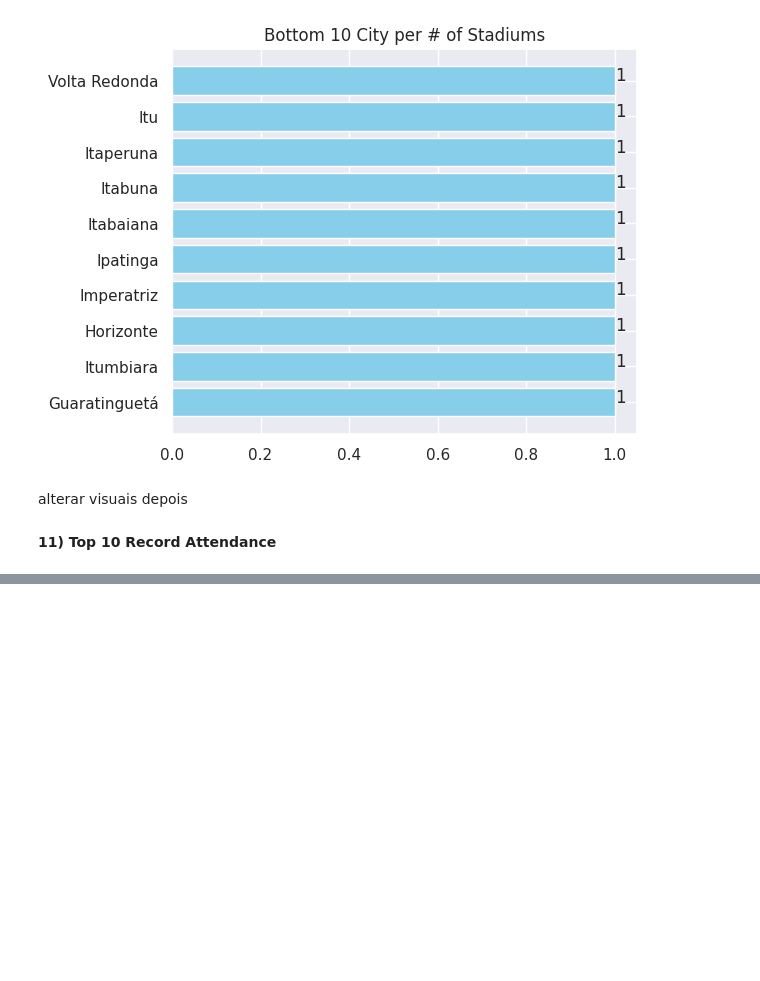
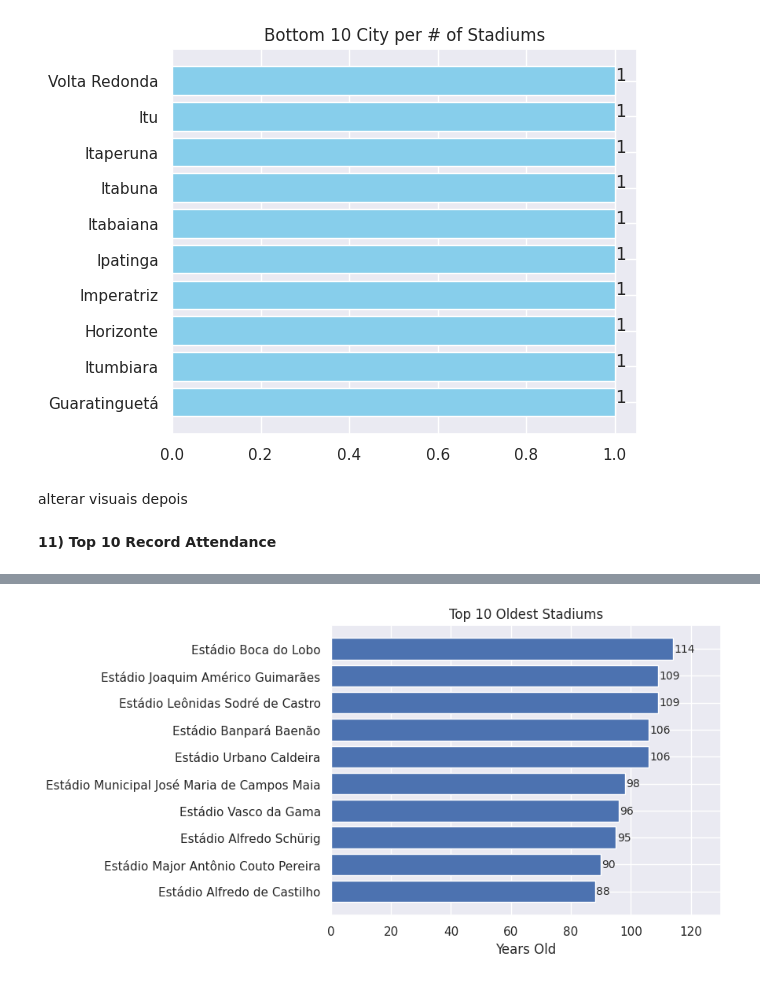
Before and after one commit to PatrickLeal/brazilian-football-stadiums-Data-Transform-Clean-Viz, a Jupyter notebook: brazilian-stadiums-analysis-viz.ipynb, the cells around one changed output, grey strips where cells are left out. Cells and saved outputs as stored; diff of their text form; code cells hidden in the pictures; blank space fills up the shorter version.

Commit message:
Responding to questions about dates

```diff
--- a/brazilian-stadiums-analysis-viz.ipynb
+++ b/brazilian-stadiums-analysis-viz.ipynb
@@ -247,7 +247,8 @@ stadium_details.head()
 | 3 | Arena Castelão Estádio Governador... | Estádio Governador Plácido Castelo | Castelão, Gigante da Boa Vista, A... | 1973-11-11 | 118496 | 1980-08-27 | ... |
 | 4 | Mineirão Estádio Governador Magal... | Estádio Governador Magalhães Pinto | Mineirão Gigante da Pampulha | 1965-05-09 | 132834 | 1997-06-22 | ... |
 # %%
-stadium_details['Match_with_the_highest_attendance'] = stadium_details['Match_with_the_highest_attendance'].str.replace('X', ' x ').str.replace('–', ' x ')
+stadium_details['Match_with_the_highest_attendance'] = stadium_details['Match_with_the_highest_attendance']\
+                                                            .str.replace('X', ' x ').str.replace('–', ' x ')
 # %%
 stadium_details[['official_name', 'record_date', 'Match_with_the_highest_attendance', 'record_attendance']]\
                 .sort_values(by='record_attendance', ascending=False).head(10)\
@@ -266,0 +270,3 @@ stadium_details[['official_name', 'record_date', 'Match_with_the_highest_attenda
+# %%
+stadium_details['opening_date'] = pd.to_datetime(stadium_details['opening_date'])
+stadium_details['record_date'] = pd.to_datetime(stadium_details['record_date'])
@@ -266,0 +275,8 @@ stadium_details[['official_name', 'record_date', 'Match_with_the_highest_attenda
+# %%
+current_date = datetime.now()
+# %%
+days_in_year = 365.2425
+age_df = stadium_details[['stadium_name', 'official_name', 'opening_date']]
+age_df['stadium_age'] = (current_date - age_df['opening_date']).dt.days // days_in_year
+age_df['stadium_age'] = age_df['stadium_age'].astype(int)
+top10_oldest = age_df.sort_values(by='stadium_age', ascending=False).head(10)
@@ -266,0 +297,16 @@ stadium_details[['official_name', 'record_date', 'Match_with_the_highest_attenda
+# %%
+# Initialize the matplotlib figure
+fig, ax = plt.subplots()
+
+top10_oldest = top10_oldest.sort_values(by='stadium_age')
+plt.barh(top10_oldest.official_name, top10_oldest.stadium_age);
+plt.title('Top 10 Oldest Stadiums')
+
+ax.set(xlim=(0, 130), ylabel="",
+      xlabel="Years Old")
+
+ax.bar_label(ax.containers[0], fontsize=10, padding=1)
+
+plt.show()
+# %% [output]
+[figure, added]
```
Also changed, not shown: parts of 10 cells of this notebook.
